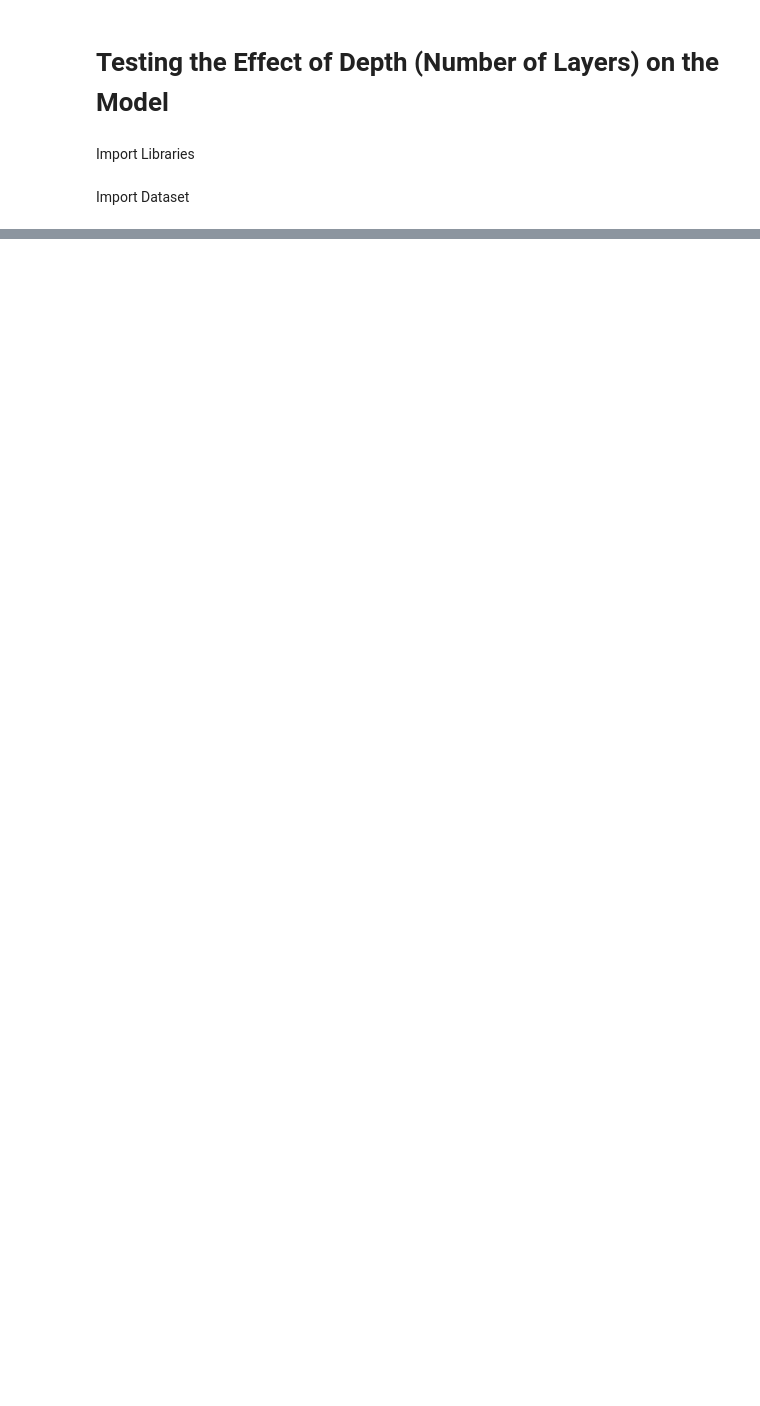
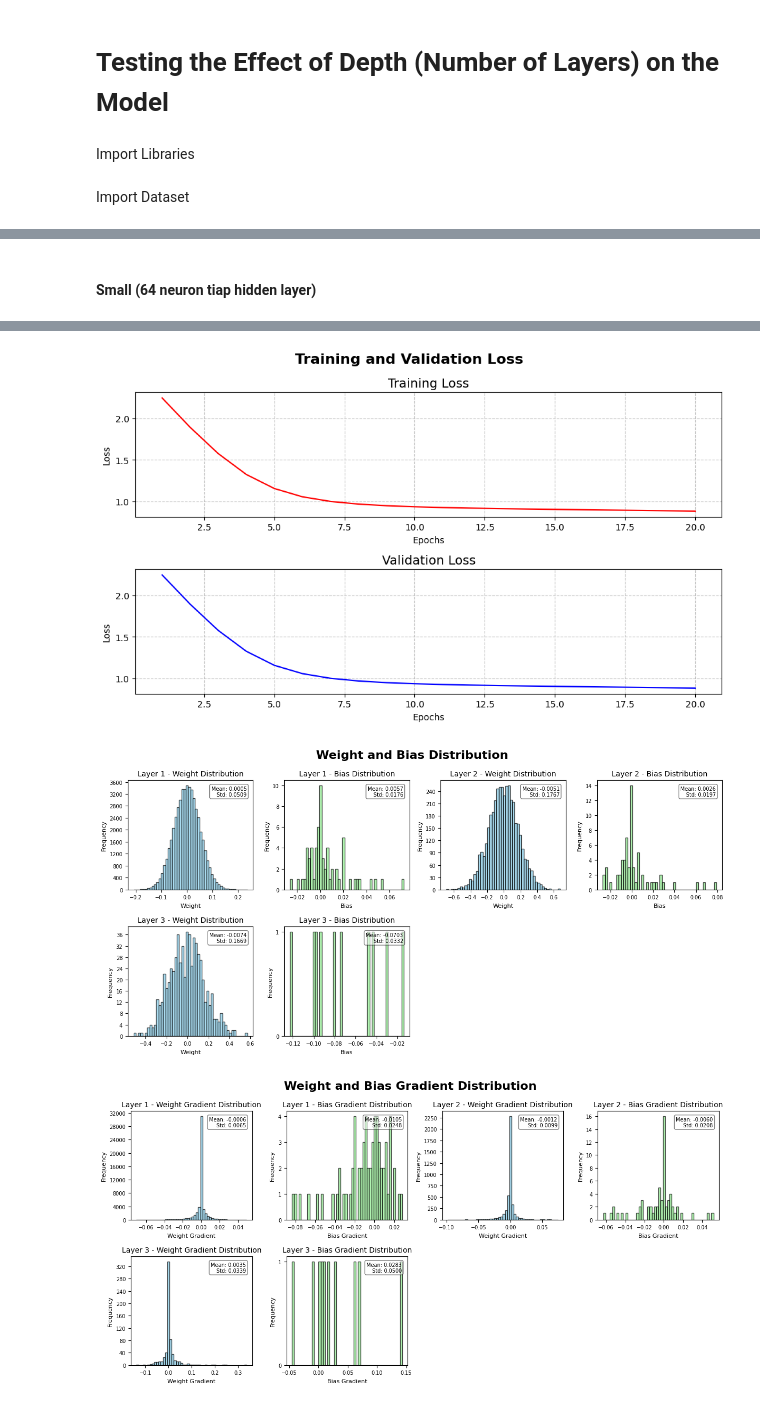
Before and after one commit to Agil0975/Tubes1_ML_IF3270, a Jupyter notebook: src/Testing_1.ipynb, the cells around one changed output, grey strips where cells are left out. Cells and saved outputs as stored; diff of their text form; code cells hidden in the pictures; blank space fills up the shorter version.

```diff
--- a/src/Testing_1.ipynb
+++ b/src/Testing_1.ipynb
@@ -69,15 +57,17 @@ y_test (one-hot): [[0. 0. 0. 0. 0. 0. 0. 0. 1. 0.]
+# %% [markdown]
+#### Small (64 neuron tiap hidden layer)
 # %%
 model = FFNN()
 
 # Add layers to the model
 model.add_layer(784)
-model.add_layer(128, activation_function='relu', initialization_method="he_normal")
+model.add_layer(64, activation_function='relu', initialization_method="he_normal")
 model.add_layer(64, activation_function='relu', initialization_method="he_normal")
 model.add_layer(10, activation_function='sigmoid', initialization_method="xavier_normal")
 
 # Train the model
 model.train(X_train, y_train_one_hot, X_test, y_test_one_hot,
-            learning_rate=0.001, batch_size=64, epochs=100, loss_function="MSE", verbose=1, error_threshold=0.001)
+            learning_rate=0.001, batch_size=64, epochs=20, loss_function="MSE", verbose=1, error_threshold=0.001)
 
 # Predict the labels for the test set
 y_pred = model.predict(X_test)
@@ -90,5 +80,15 @@ print(f"Accuracy of FFNN: {accuracy:.4f}")
 print(f"y_pred (original): {y_pred_label[:20]}")
 # print(f"y_pred (one-hot): {y_pred[:20]}")
 print(f"y_test (original): {y_test[:20]}")
+
 # print(f"y_test (one-hot): {y_test_one_hot[:20]}")
+
+# Plot the loss curve
+model.plot_loss_function()
+
+# Plot weights distribution for all layers
+model.plot_weight_distribution()
+
+# Plot weights gradient distribution for all layers
+model.plot_gradient_distribution()
 # %% [output]
@@ -99 +99,4 @@ y_pred (original): [3 9 6 7 7 0 6 2 9 6 1 4 7 3 2 5 9 1 7 3]
 y_test (original): [8 4 8 7 7 0 6 2 7 4 3 9 9 8 2 5 9 1 7 8]
+[figure, added]
+[figure, added]
+[figure, added]
```
Also changed, not shown: parts of 11 cells of this notebook, 1 other file.
